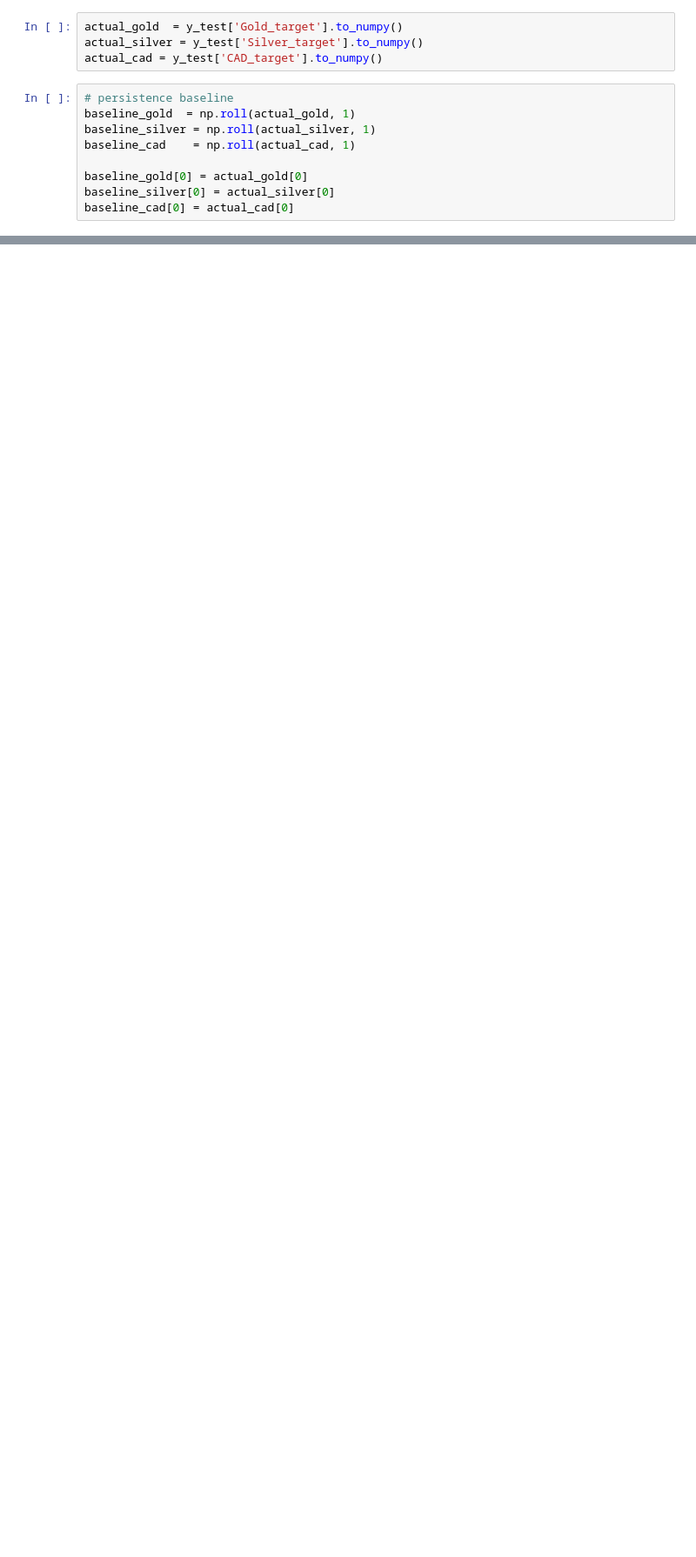
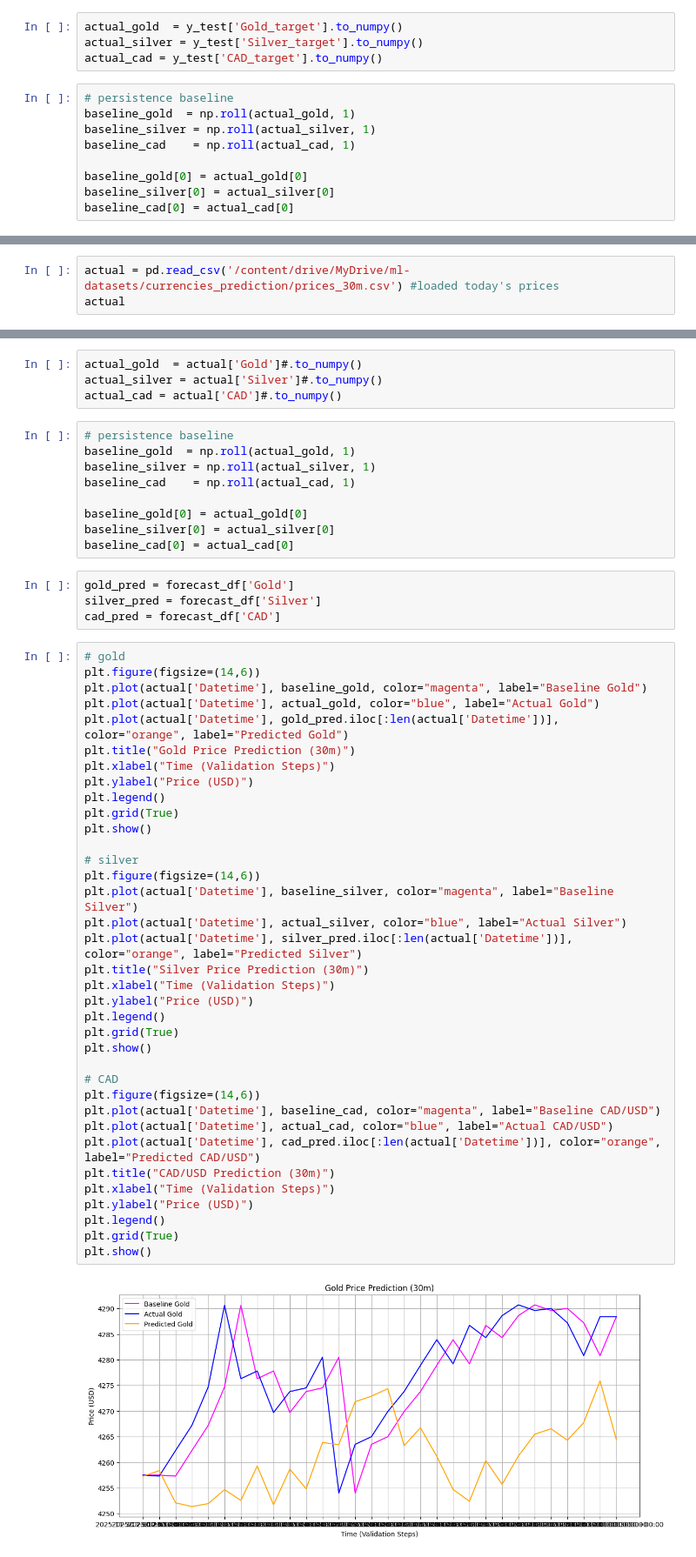
Before and after one commit to ritamerhi/ML-Project, a Jupyter notebook: xgboost.ipynb, the cells around one changed output, grey strips where cells are left out. Shown at 87% size. Cells and saved outputs as stored; diff of their text form; blank space fills up the shorter version.

```diff
--- a/xgboost.ipynb
+++ b/xgboost.ipynb
@@ -334,0 +493,3 @@ plt.show()
+# %%
+actual = pd.read_csv('/content/drive/MyDrive/ml-datasets/currencies_prediction/prices_30m.csv') #loaded today's prices
+actual
@@ -334,0 +514,55 @@ plt.show()
+# %%
+actual_gold  = actual['Gold']#.to_numpy()
+actual_silver = actual['Silver']#.to_numpy()
+actual_cad = actual['CAD']#.to_numpy()
+# %%
+# persistence baseline
+baseline_gold  = np.roll(actual_gold, 1)
+baseline_silver = np.roll(actual_silver, 1)
+baseline_cad    = np.roll(actual_cad, 1)
+
+baseline_gold[0] = actual_gold[0]
+baseline_silver[0] = actual_silver[0]
+baseline_cad[0] = actual_cad[0]
+# %%
+gold_pred = forecast_df['Gold']
+silver_pred = forecast_df['Silver']
+cad_pred = forecast_df['CAD']
+# %%
+# gold
+plt.figure(figsize=(14,6))
+plt.plot(actual['Datetime'], baseline_gold, color="magenta", label="Baseline Gold")
+plt.plot(actual['Datetime'], actual_gold, color="blue", label="Actual Gold")
+plt.plot(actual['Datetime'], gold_pred.iloc[:len(actual['Datetime'])], color="orange", label="Predicted Gold")
+plt.title("Gold Price Prediction (30m)")
+plt.xlabel("Time (Validation Steps)")
+plt.ylabel("Price (USD)")
+plt.legend()
+plt.grid(True)
+plt.show()
+
+# silver
+plt.figure(figsize=(14,6))
+plt.plot(actual['Datetime'], baseline_silver, color="magenta", label="Baseline Silver")
+plt.plot(actual['Datetime'], actual_silver, color="blue", label="Actual Silver")
+plt.plot(actual['Datetime'], silver_pred.iloc[:len(actual['Datetime'])], color="orange", label="Predicted Silver")
+plt.title("Silver Price Prediction (30m)")
+plt.xlabel("Time (Validation Steps)")
+plt.ylabel("Price (USD)")
+plt.legend()
+plt.grid(True)
+plt.show()
+
+# CAD
+plt.figure(figsize=(14,6))
+plt.plot(actual['Datetime'], baseline_cad, color="magenta", label="Baseline CAD/USD")
+plt.plot(actual['Datetime'], actual_cad, color="blue", label="Actual CAD/USD")
+plt.plot(actual['Datetime'], cad_pred.iloc[:len(actual['Datetime'])], color="orange", label="Predicted CAD/USD")
+plt.title("CAD/USD Prediction (30m)")
+plt.xlabel("Time (Validation Steps)")
+plt.ylabel("Price (USD)")
+plt.legend()
+plt.grid(True)
+plt.show()
+# %% [output]
+[figure, added]
```
Also changed, not shown: parts of 28 cells of this notebook, 1 other file.
